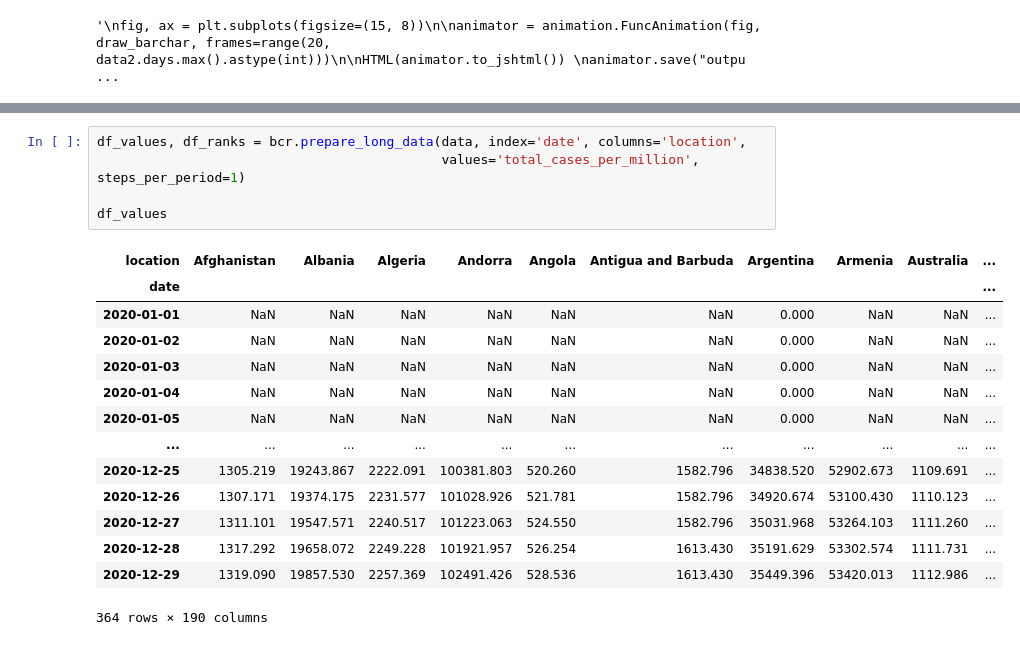
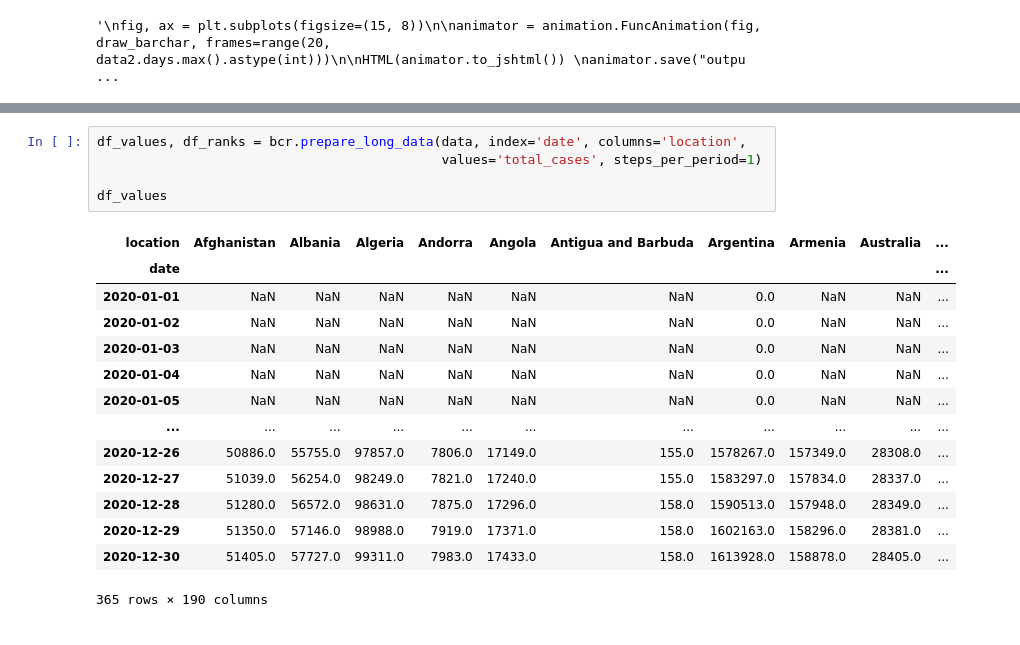
Before and after one commit to grundius1/coronavirus_bar_race, a Jupyter notebook: corona.ipynb, the cells around one changed output, grey strips where cells are left out. Saved outputs shown, nothing was run; the diff lists cells and outputs as text.

```diff
--- a/corona.ipynb
+++ b/corona.ipynb
@@ -278,23 +278,23 @@ data
 # %%
 df_values, df_ranks = bcr.prepare_long_data(data, index='date', columns='location',
-                                            values='total_cases_per_million', steps_per_period=1)
+                                            values='total_cases', steps_per_period=1)
 
 df_values
 # %% [output]
 | location | Afghanistan | Albania | Algeria | Andorra | Angola | Antigua and Barbuda | Argentina | Armenia | Australia | ... |
 | date |  |  |  |  |  |  |  |  |  | ... |
-| 2020-01-01 | NaN | NaN | NaN | NaN | NaN | NaN | 0.000 | NaN | NaN | ... |
-| 2020-01-02 | NaN | NaN | NaN | NaN | NaN | NaN | 0.000 | NaN | NaN | ... |
-| 2020-01-03 | NaN | NaN | NaN | NaN | NaN | NaN | 0.000 | NaN | NaN | ... |
-| 2020-01-04 | NaN | NaN | NaN | NaN | NaN | NaN | 0.000 | NaN | NaN | ... |
-| 2020-01-05 | NaN | NaN | NaN | NaN | NaN | NaN | 0.000 | NaN | NaN | ... |
+| 2020-01-01 | NaN | NaN | NaN | NaN | NaN | NaN | 0.0 | NaN | NaN | ... |
+| 2020-01-02 | NaN | NaN | NaN | NaN | NaN | NaN | 0.0 | NaN | NaN | ... |
+| 2020-01-03 | NaN | NaN | NaN | NaN | NaN | NaN | 0.0 | NaN | NaN | ... |
+| 2020-01-04 | NaN | NaN | NaN | NaN | NaN | NaN | 0.0 | NaN | NaN | ... |
+| 2020-01-05 | NaN | NaN | NaN | NaN | NaN | NaN | 0.0 | NaN | NaN | ... |
 | ... | ... | ... | ... | ... | ... | ... | ... | ... | ... | ... |
-| 2020-12-25 | 1305.219 | 19243.867 | 2222.091 | 100381.803 | 520.260 | 1582.796 | 34838.520 | 52902.673 | 1109.691 | ... |
-| 2020-12-26 | 1307.171 | 19374.175 | 2231.577 | 101028.926 | 521.781 | 1582.796 | 34920.674 | 53100.430 | 1110.123 | ... |
-| 2020-12-27 | 1311.101 | 19547.571 | 2240.517 | 101223.063 | 524.550 | 1582.796 | 35031.968 | 53264.103 | 1111.260 | ... |
-| 2020-12-28 | 1317.292 | 19658.072 | 2249.228 | 101921.957 | 526.254 | 1613.430 | 35191.629 | 53302.574 | 1111.731 | ... |
-| 2020-12-29 | 1319.090 | 19857.530 | 2257.369 | 102491.426 | 528.536 | 1613.430 | 35449.396 | 53420.013 | 1112.986 | ... |
+| 2020-12-26 | 50886.0 | 55755.0 | 97857.0 | 7806.0 | 17149.0 | 155.0 | 1578267.0 | 157349.0 | 28308.0 | ... |
+| 2020-12-27 | 51039.0 | 56254.0 | 98249.0 | 7821.0 | 17240.0 | 155.0 | 1583297.0 | 157834.0 | 28337.0 | ... |
+| 2020-12-28 | 51280.0 | 56572.0 | 98631.0 | 7875.0 | 17296.0 | 158.0 | 1590513.0 | 157948.0 | 28349.0 | ... |
+| 2020-12-29 | 51350.0 | 57146.0 | 98988.0 | 7919.0 | 17371.0 | 158.0 | 1602163.0 | 158296.0 | 28381.0 | ... |
+| 2020-12-30 | 51405.0 | 57727.0 | 99311.0 | 7983.0 | 17433.0 | 158.0 | 1613928.0 | 158878.0 | 28405.0 | ... |
-364 rows × 190 columns
+365 rows × 190 columns
 # %%
 df_values = df_values.fillna(0)
 df_values
```
Also changed, not shown: parts of 15 cells of this notebook, 6 other files.
